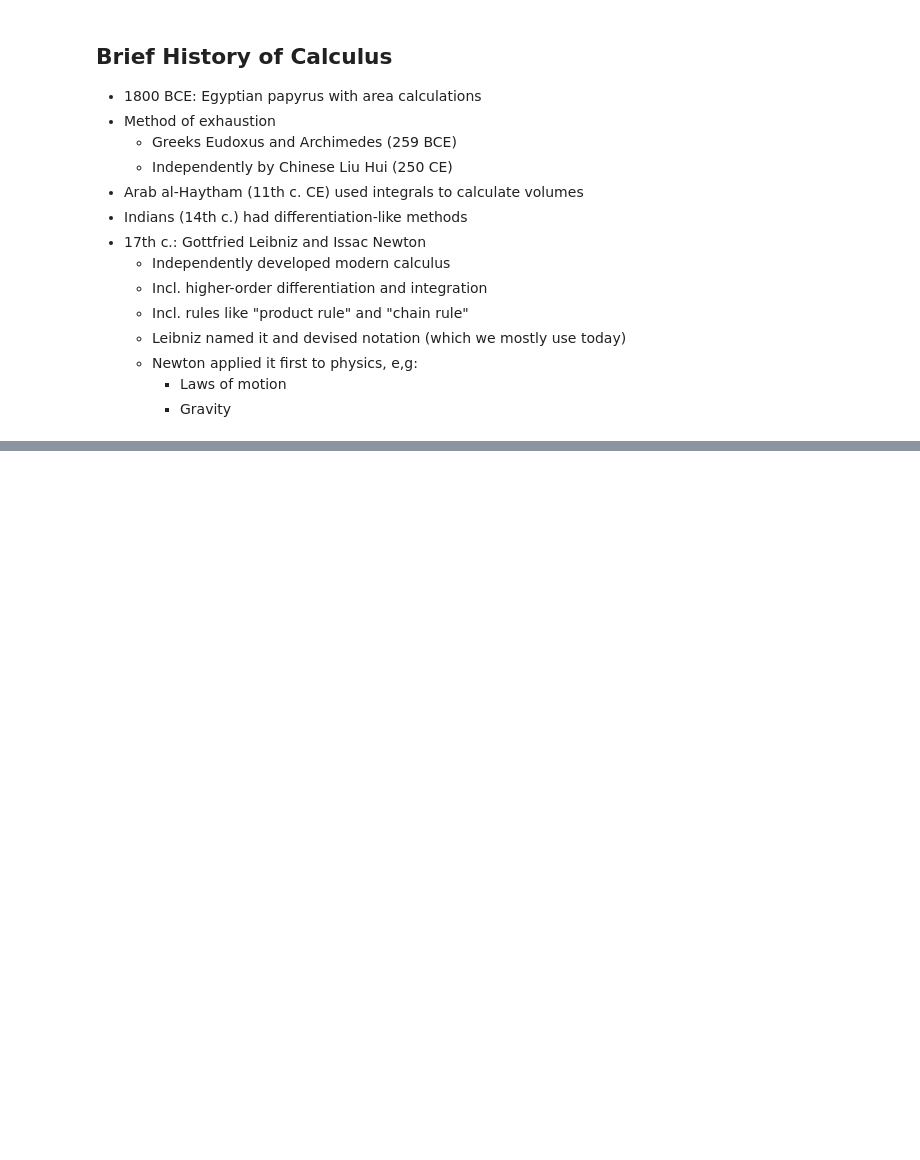
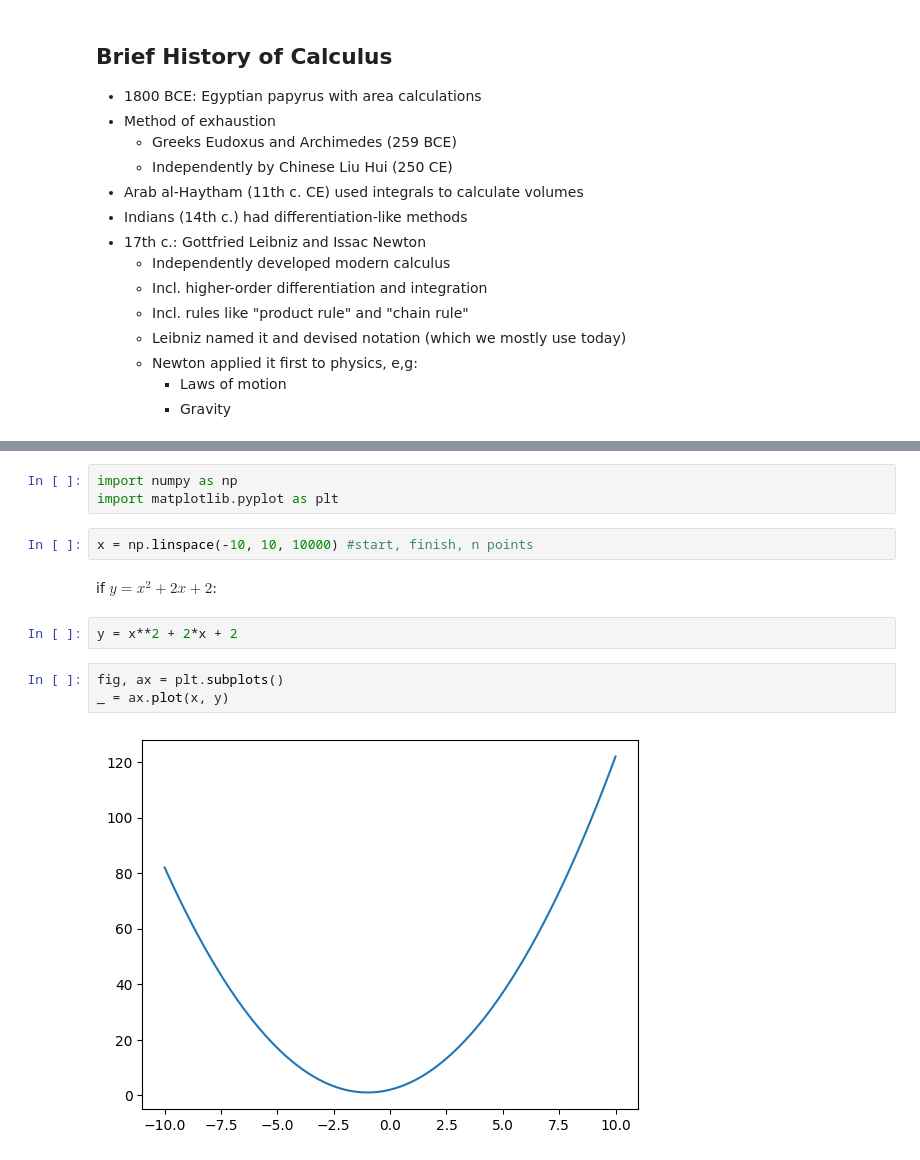
Before and after one commit to dandokku/MY_ML_JOURNEY, a Jupyter notebook: Calculus/1_calculus_limits_and_derivatives.ipynb, the cells around one changed output, grey strips where cells are left out. Drawn from its saved outputs; the diff is of its cells as text; blank space fills up the shorter version.

```diff
--- a/Calculus/1_calculus_limits_and_derivatives.ipynb
+++ b/Calculus/1_calculus_limits_and_derivatives.ipynb
@@ -35,0 +42,14 @@ Polygon: a shape with multiple straight sides(3+, mostly 5+)
+# %%
+import numpy as np
+import matplotlib.pyplot as plt
+# %%
+x = np.linspace(-10, 10, 10000) #start, finish, n points
+# %% [markdown]
+if $y = x^2 + 2x + 2$:
+# %%
+y = x**2 + 2*x + 2
+# %%
+fig, ax = plt.subplots()
+_ = ax.plot(x, y)
+# %% [output]
+[figure, added]
```
Also changed, not shown: parts of 7 cells of this notebook.
